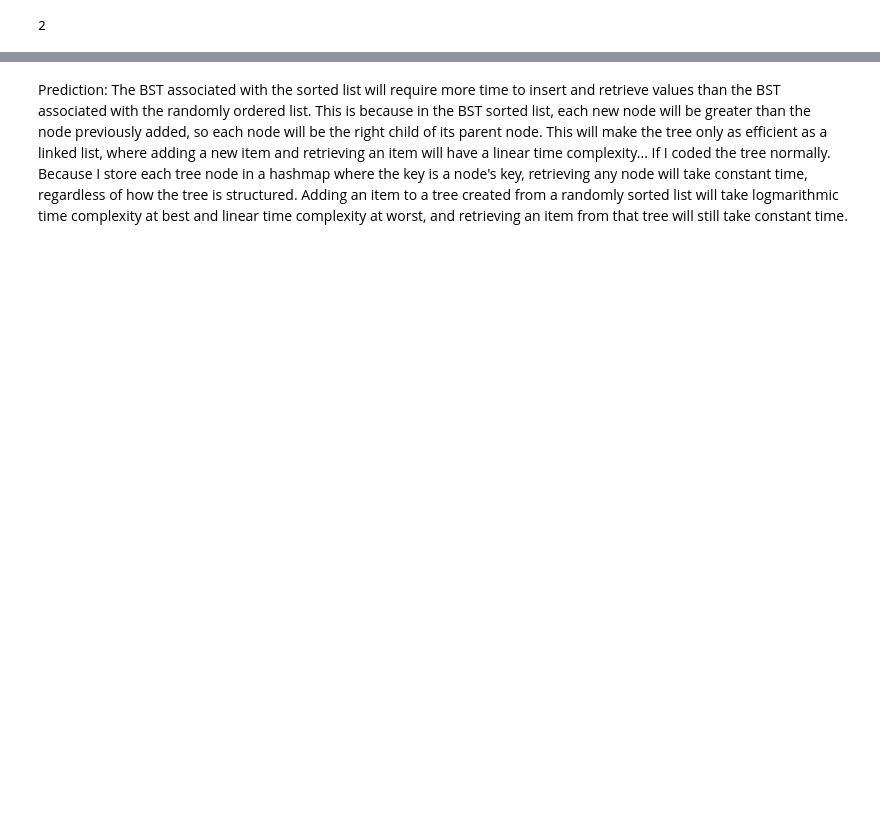
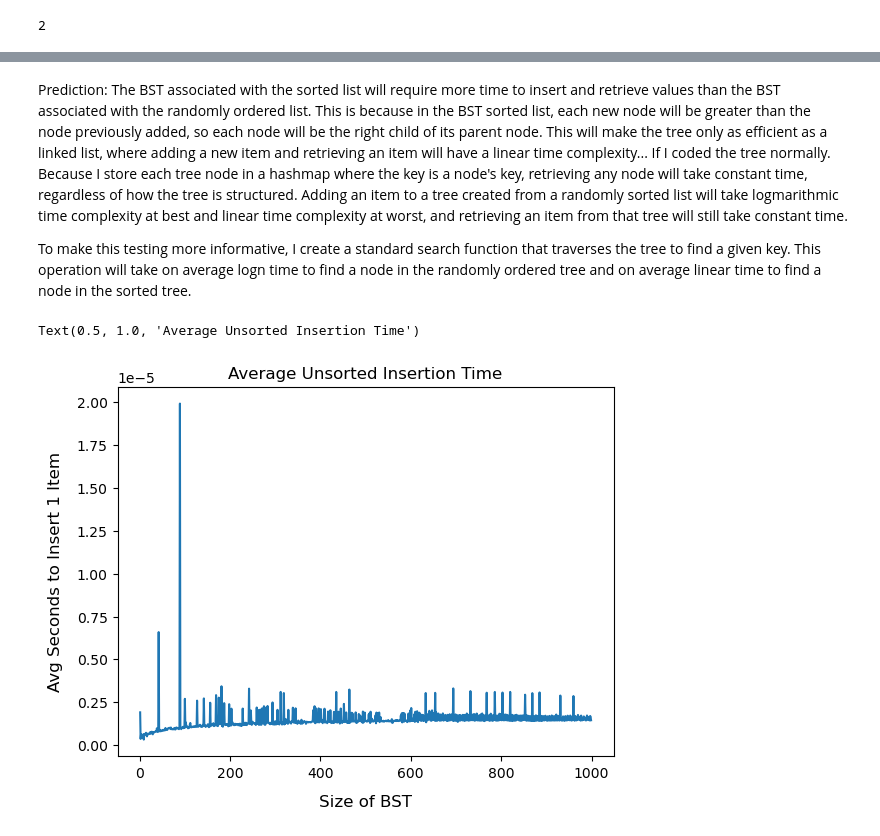
Before and after one commit to c-rothschild/DSA-inclass, a Jupyter notebook: asmts/asmt5/BST.ipynb, the cells around one changed output, grey strips where cells are left out. Saved outputs shown, nothing was run; the diff lists cells and outputs as text; code cells hidden in the pictures; blank space fills up the shorter version.

```diff
--- a/asmts/asmt5/BST.ipynb
+++ b/asmts/asmt5/BST.ipynb
@@ -265,2 +288,49 @@ print_bst_visual(myTree)
 # %% [markdown]
 Prediction: The BST associated with the sorted list will require more time to insert and retrieve values than the BST associated with the randomly ordered list. This is because in the BST sorted list, each new node will be greater than the node previously added, so each node will be the right child of its parent node. This will make the tree only as efficient as a linked list, where adding a new item and retrieving an item will have a linear time complexity... If I coded the tree normally. Because I store each tree node in a hashmap where the key is a node's key, retrieving any node will take constant time, regardless of how the tree is structured. Adding an item to a tree created from a randomly sorted list will take logmarithmic time complexity at best and linear time complexity at worst, and retrieving an item from that tree will still take constant time.
+
+To make this testing more informative, I create a standard search function that traverses the tree to find a given key. This operation will take on average logn time to find a node in the randomly ordered tree and on average linear time to find a node in the sorted tree.
+# %%
+def generateRandomKeyList(len, max):
+    return [random.randint(0, max) for _ in range(len)]
+# %%
+def avgInsertionTime(tree, items):
+    tree.clear()
+    times = [None] * (len(items))
+    for idx, item in enumerate(items):
+        start = time.time()
+        tree.add(item, 1)
+        end = time.time()
+        times[idx] = end - start
+    return sum(times) / len(times)
+
+def avgRetrievalTime(tree, items):
+    times = [None] * len(items)
+    for idx, item in enumerate(items):
+        start = time.time()
+        tree.get(item)
+        end = time.time()
+        times[idx] = end - start
+    return sum(times) / len(times)
+# %%
+#testing
+items =  generateRandomKeyList(1000, 3000)
+avgSortedInsertionTime = [None] * len(items)
+avgUnsortedInsertionTime = [None] * len(items)
+avgSortedRetrievalTime = [None] * len(items)
+avgUnsortedRetrievalTime = [None] * len(items)
+for i in range(1, len(items)):
+    keys = items[:i]
+    tree = BSTRee(-1, -1)
+    avgUnsortedInsertionTime[i] = avgInsertionTime(tree, keys)
+    avgUnsortedRetrievalTime[i] = avgRetrievalTime(tree, keys)
+    keys.sort()
+    avgSortedInsertionTime[i] = avgInsertionTime(tree, keys)
+    avgSortedRetrievalTime[i] = avgRetrievalTime(tree, keys)
+# %%
+plt.plot(avgUnsortedInsertionTime)
+plt.xlabel("Size of BST", fontsize=12, labelpad=10)
+plt.ylabel("Avg Seconds to Insert 1 Item", fontsize=12, labelpad=10)
+plt.title("Average Unsorted Insertion Time")
+# %% [output]
+Text(0.5, 1.0, 'Average Unsorted Insertion Time')
+[figure, added]
```
Also changed, not shown: parts of 6 cells of this notebook, 1 other file.
